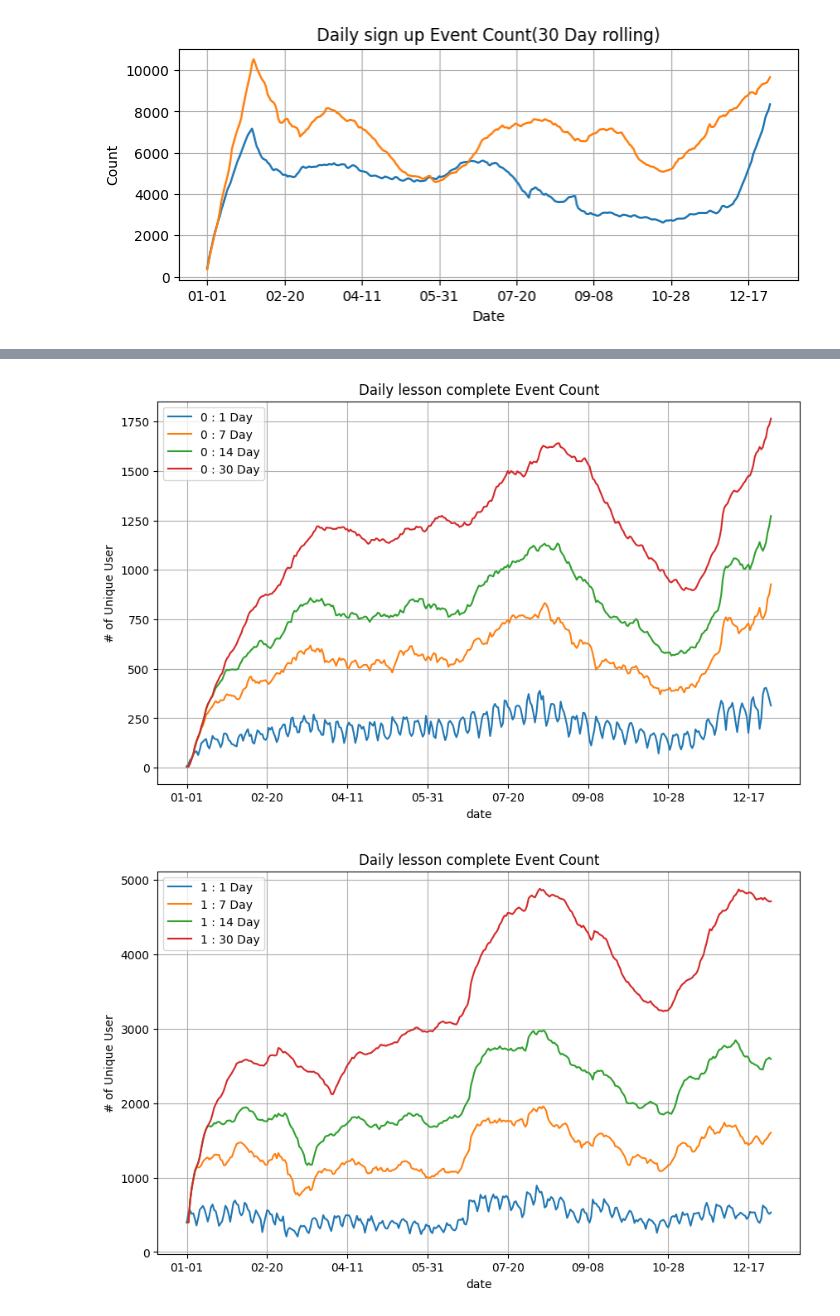
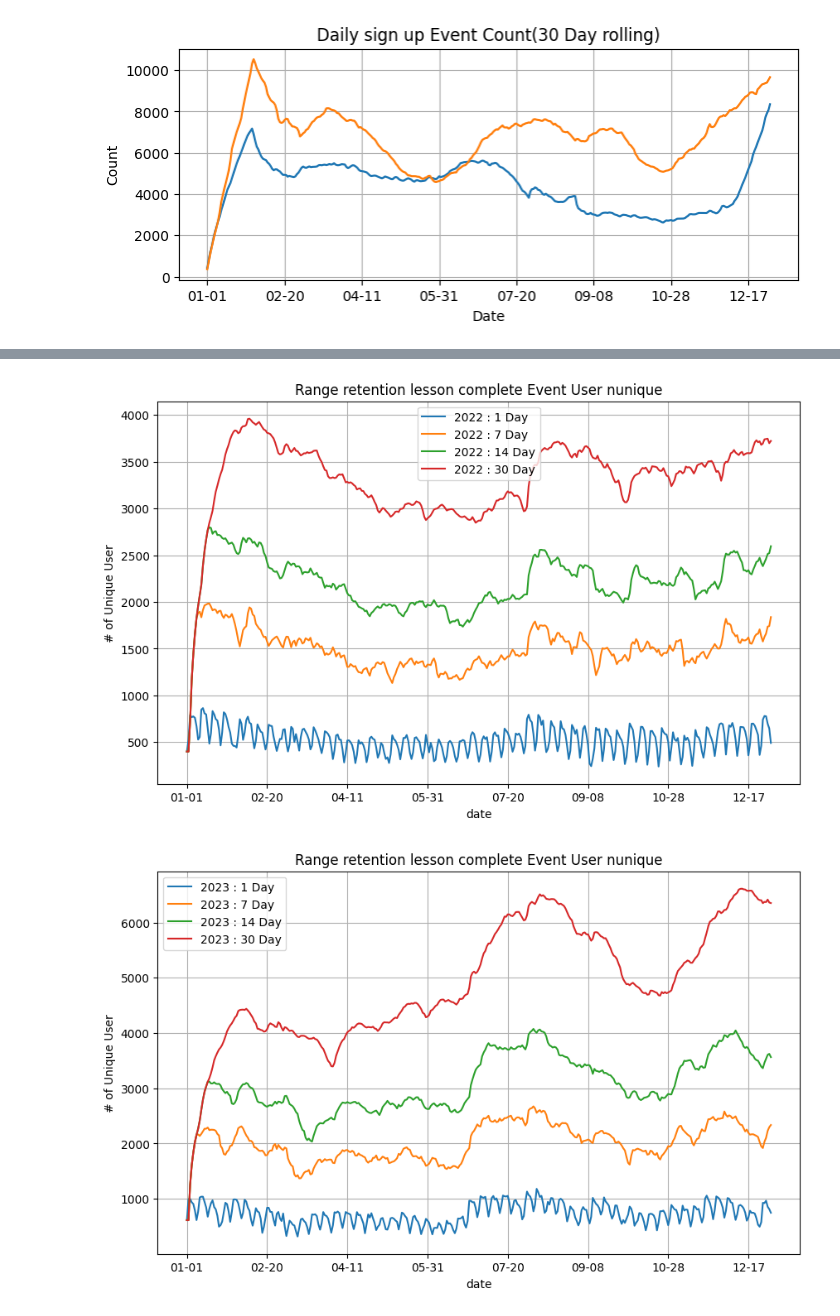
Before and after one commit to saeraniren/intermediate_project, a Jupyter notebook: USB_main_with_encoding.ipynb, the cells around one changed output, grey strips where cells are left out. Cells and saved outputs as stored; diff of their text form; code cells hidden in the pictures.

```diff
--- a/USB_main_with_encoding.ipynb
+++ b/USB_main_with_encoding.ipynb
@@ -2371,13 +2358,20 @@ for rolling_offset in [7, 14, 30]:
 [figure]
 [figure]
 # %%
+ONLY_NEW_USER = False
 user_id_in_df = user_indexs[user_indexs['event_type'] == 3]['user_id'].unique()
 
 # set the target df
-dfs = [
-    com_df_22.loc[(com_df_22['event_type'] == 14) & com_df_22['user_id'].isin(user_id_in_df), ['user_id', 'client_event_time']],
-    com_df_23.loc[(com_df_23['event_type'] == 14) & com_df_23['user_id'].isin(user_id_in_df), ['user_id', 'client_event_time']]
-]
+if ONLY_NEW_USER:
+    dfs = [
+        com_df_22.loc[(com_df_22['event_type'] == 14) & com_df_22['user_id'].isin(user_id_in_df), ['user_id', 'client_event_time']],
+        com_df_23.loc[(com_df_23['event_type'] == 14) & com_df_23['user_id'].isin(user_id_in_df), ['user_id', 'client_event_time']]
+    ]
+else:
+    dfs = [
+        com_df_22.loc[com_df_22['event_type'] == 14, ['user_id', 'client_event_time']],
+        com_df_23.loc[com_df_23['event_type'] == 14, ['user_id', 'client_event_time']]
+    ]
 
 # set time list
 timelists = [
@@ -2397,8 +2391,9 @@ for i in range(2):
     temps[i].columns = ['date', 'user_id_unique']
 
 # display
-results[0].plot(figsize=(8, 3), title='Daily lesson complete Event Count(no rolling)', xlabel='Date', ylabel='Count', grid=True)
-results[1].plot(figsize=(8, 3), xlabel='Date', grid=True)
+results[0].plot(figsize=(8, 3), label='2022', title='Daily lesson complete Event Count(no rolling)', xlabel='Date', ylabel='Count', grid=True)
+results[1].plot(figsize=(8, 3), label='2023', xlabel='Date', grid=True)
+plt.legend()
 plt.show()
 
 # set result_list
@@ -2444,7 +2439,9 @@ for rolling_offset in [7, 14, 30]:
         result_list[j].append(results[j].copy())
 
     # display
-    results[0]['user_id_unique'].plot(figsize=(8, 3), title=f'Daily lesson complete Event Count({rolling_offset} Day rolling)', xlabel='Date', ylabel='Count', grid=True)
-    results[1]['user_id_unique'].plot(figsize=(8, 3), xlabel='Date', grid=True)
+    results[0]['user_id_unique'].plot(figsize=(8, 3), label = '2022', title=f'Range retention lesson complete Event User nunique({rolling_offset} Day Range)', xlabel='Date', ylabel='# of Nunique', grid=True)
+    results[1]['user_id_unique'].plot(figsize=(8, 3), label = '2023', xlabel='Date', grid=True)
+
+    plt.legend()
     plt.show()
 # %% [output]
@@ -2455,24 +2452,24 @@ for rolling_offset in [7, 14, 30]:
 # %%
 # display result_list
 for i in range(2):
-    result_list[i][0].plot(figsize=(10, 6), title=f'Daily lesson complete Event Count', xlabel='Date', ylabel='# of Unique User', grid=True, label = f'{i} : 1 Day')
-    result_list[i][1]['user_id_unique'].plot(figsize=(10, 6), grid=True, label = f'{i} : 7 Day')
-    result_list[i][2]['user_id_unique'].plot(figsize=(10, 6), grid=True, label = f'{i} : 14 Day')
-    result_list[i][3]['user_id_unique'].plot(figsize=(10, 6), grid=True, label = f'{i} : 30 Day')
+    result_list[i][0].plot(figsize=(10, 6), title=f'Range retention lesson complete Event User nunique', xlabel='Date', ylabel='# of Unique User', grid=True, label = f'{2022+i} : 1 Day')
+    result_list[i][1]['user_id_unique'].plot(figsize=(10, 6), grid=True, label = f'{2022+i} : 7 Day')
+    result_list[i][2]['user_id_unique'].plot(figsize=(10, 6), grid=True, label = f'{2022+i} : 14 Day')
+    result_list[i][3]['user_id_unique'].plot(figsize=(10, 6), grid=True, label = f'{2022+i} : 30 Day')
 
     plt.legend()
     plt.show()
 
 user_cumsum_list = [user_cumsum_22, user_cumsum_23]
 # display result_list
 for i in range(2):
-    (result_list[i][0] / user_cumsum_list[i]).plot(figsize=(10, 6), title=f'Daily lesson complete Event Count', xlabel='Date', ylabel='# of Unique User', grid=True, label = f'{i} : 1 Day')
-    (result_list[i][1]['user_id_unique'] / user_cumsum_list[i]).plot(figsize=(10, 6), grid=True, label = f'{i} : 7 Day')
-    (result_list[i][2]['user_id_unique'] / user_cumsum_list[i]).plot(figsize=(10, 6), grid=True, label = f'{i} : 14 Day')
-    (result_list[i][3]['user_id_unique'] / user_cumsum_list[i]).plot(figsize=(10, 6), grid=True, label = f'{i} : 30 Day')
+    (result_list[i][0] / user_cumsum_list[i]).plot(figsize=(10, 6), title=f'Range retention lesson complete Event User nunique', xlabel='Date', ylabel='# of Unique User', grid=True, label = f'{2022+i} : 1 Day')
+    (result_list[i][1]['user_id_unique'] / user_cumsum_list[i]).plot(figsize=(10, 6), grid=True, label = f'{2022+i} : 7 Day')
+    (result_list[i][2]['user_id_unique'] / user_cumsum_list[i]).plot(figsize=(10, 6), grid=True, label = f'{2022+i} : 14 Day')
+    (result_list[i][3]['user_id_unique'] / user_cumsum_list[i]).plot(figsize=(10, 6), grid=True, label = f'{2022+i} : 30 Day')
 
     plt.legend()
     plt.show()
 # %% [output]
-[figure, old version]
+[figure, new version]
-[figure, old version]
+[figure, new version]
```
Also changed, not shown: parts of 15 cells of this notebook.
